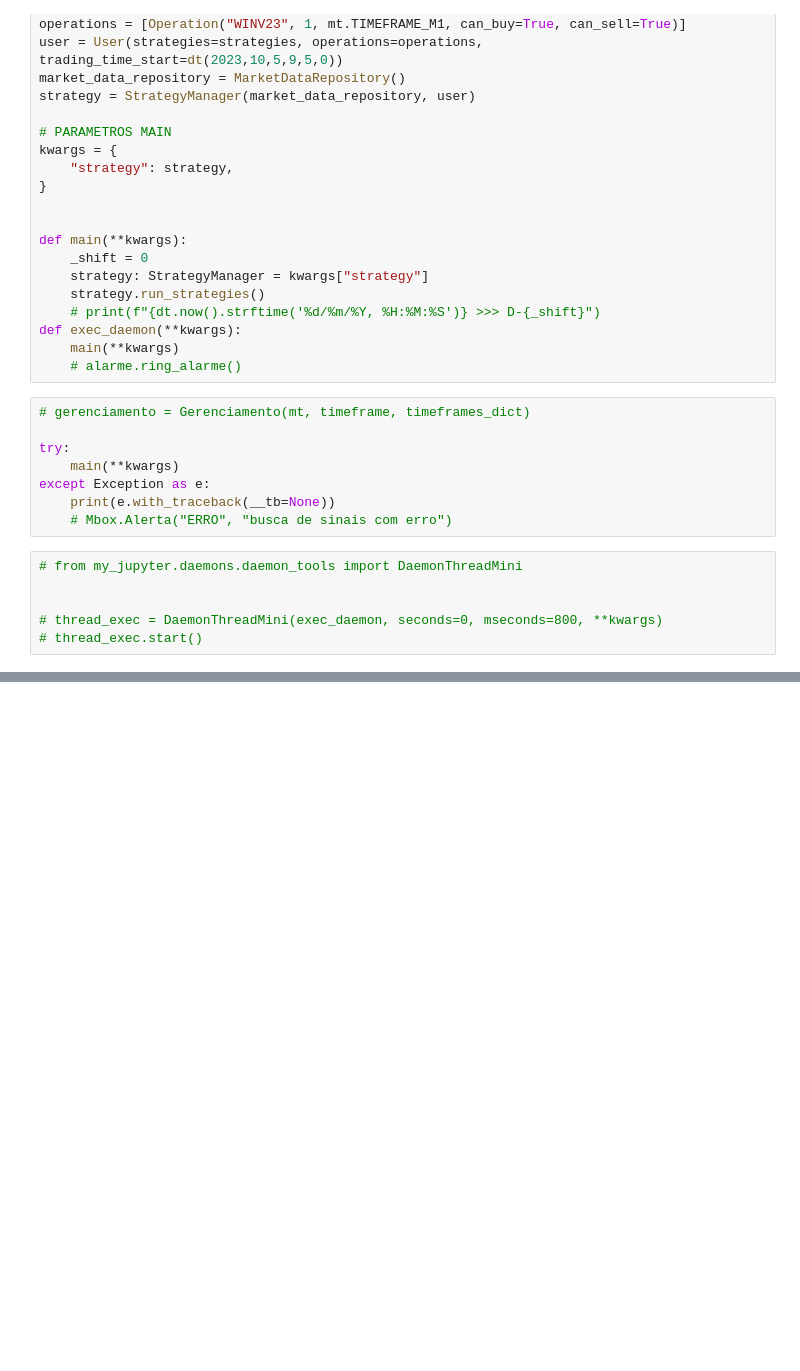
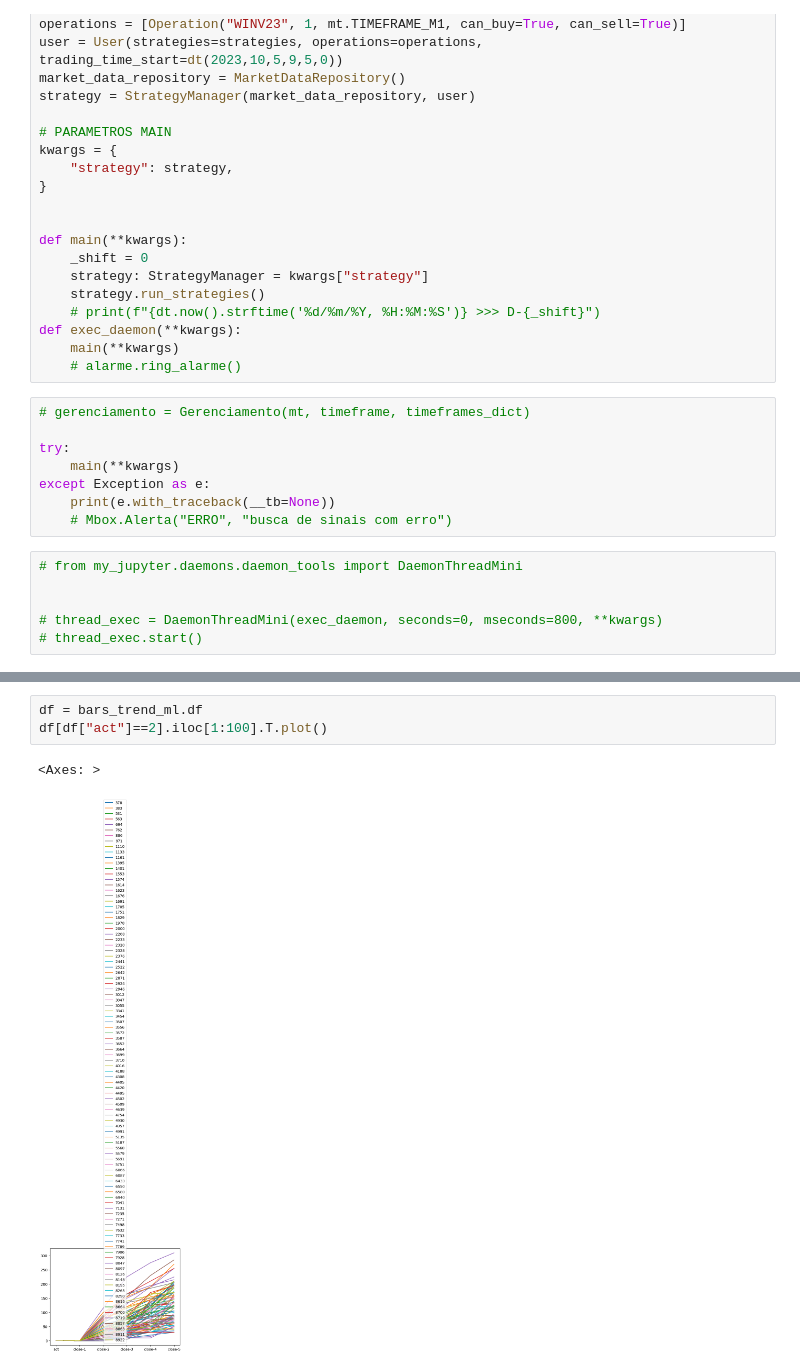
Before and after one commit to pedrotnascimento/financial_market_project, a Jupyter notebook: my_jupyter/daemons/mql5-daemon.ipynb, the cells around one changed output, grey strips where cells are left out. Saved outputs shown, nothing was run; the diff lists cells and outputs as text; blank space fills up the shorter version.

```diff
--- a/my_jupyter/daemons/mql5-daemon.ipynb
+++ b/my_jupyter/daemons/mql5-daemon.ipynb
@@ -83,3 +101,9 @@ bars_trend_ml.set_machine_learning_model(from_stock_market_data="WIN$")
+# %%
+df = bars_trend_ml.df
+df[df["act"]==2].iloc[1:100].T.plot()
+# %% [output]
+<Axes: >
+[figure, added]
 # %%
 from my_jupyter.market_data_repository import MarketDataRepository
 from datetime import datetime as dt
```
Also changed, not shown: parts of 2 cells of this notebook, 3 other files.
